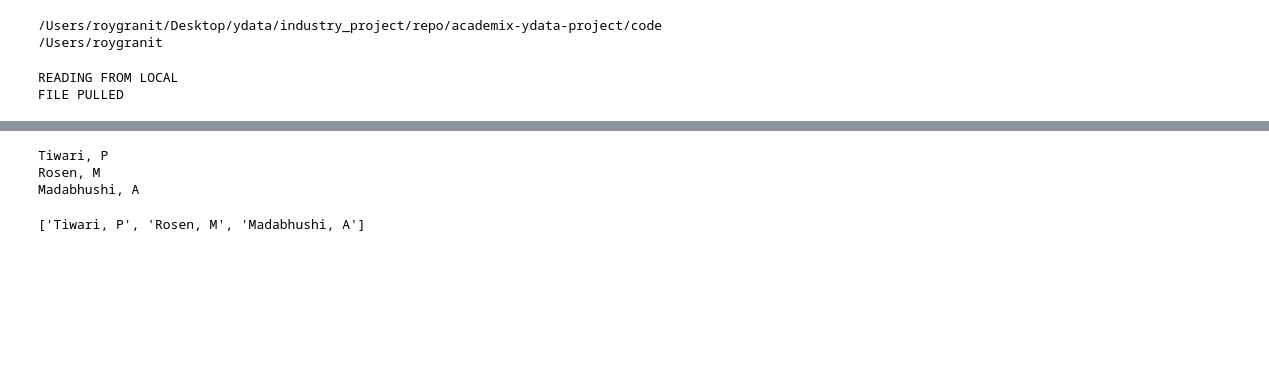
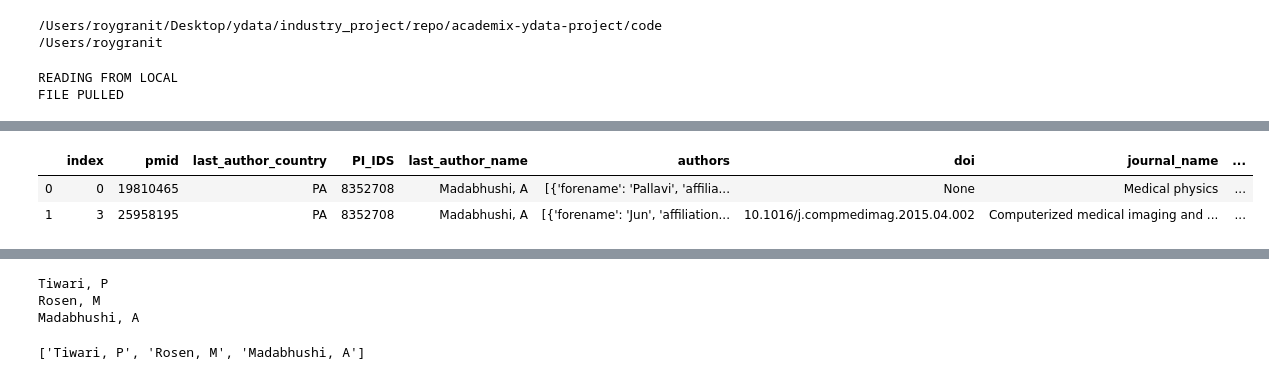
Before and after one commit to ShaulSolomon/academix-ydata-project-truncated, a Jupyter notebook: code/5_temp_get_names.ipynb, the cells around one changed output, grey strips where cells are left out. Drawn from its saved outputs; the diff is of its cells as text; code cells hidden in the pictures; blank space fills up the shorter version.

```diff
--- a/code/5_temp_get_names.ipynb
+++ b/code/5_temp_get_names.ipynb
@@ -56,0 +65,2 @@ FILE PULLED
+# %%
+me=get_mesh_vec.MeshEmbeddings()
@@ -56,0 +79,12 @@ FILE PULLED
+# %%
+me.set_mesh_freq(list(all_mesh))
+# %%
+df2=df[:10000]
+df2=df2.dropna(subset=['mesh']).reset_index()
+df2['vec']=df2['mesh'].apply(lambda x: me.get_mesh_emb(x)[0])
+# %%
+df2.head(2)
+# %% [output]
+|  | index | pmid | last_author_country | PI_IDS | last_author_name | authors | doi | journal_name | ... |
+| 0 | 0 | 19810465 | PA | 8352708 | Madabhushi, A | [{'forename': 'Pallavi', 'affilia... | None | Medical physics | ... |
+| 1 | 3 | 25958195 | PA | 8352708 | Madabhushi, A | [{'forename': 'Jun', 'affiliation... | 10.1016/j.compmedimag.2015.04.002 | Computerized medical imaging and ... | ... |
```
Also changed, not shown: parts of 21 cells of this notebook, 1 other file.
